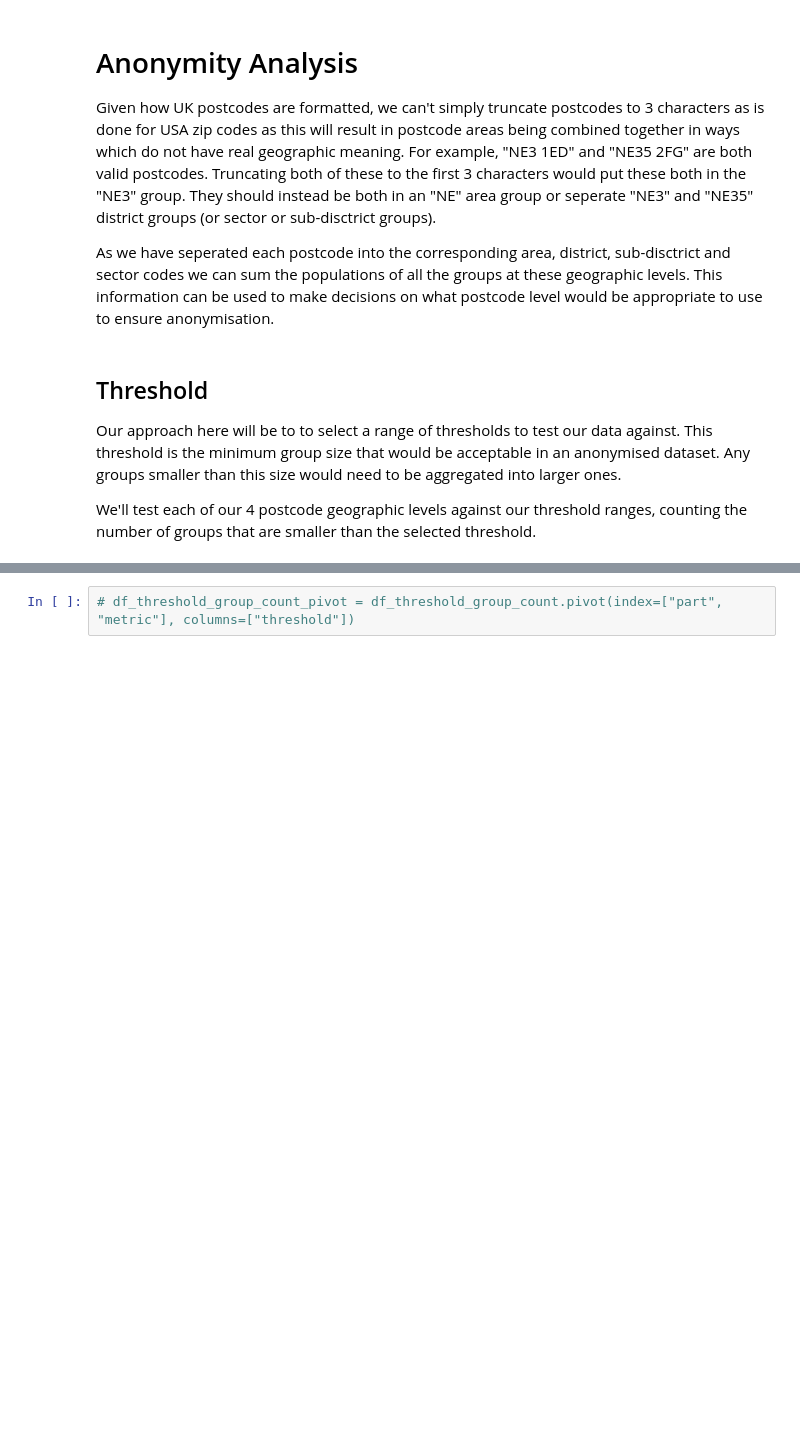
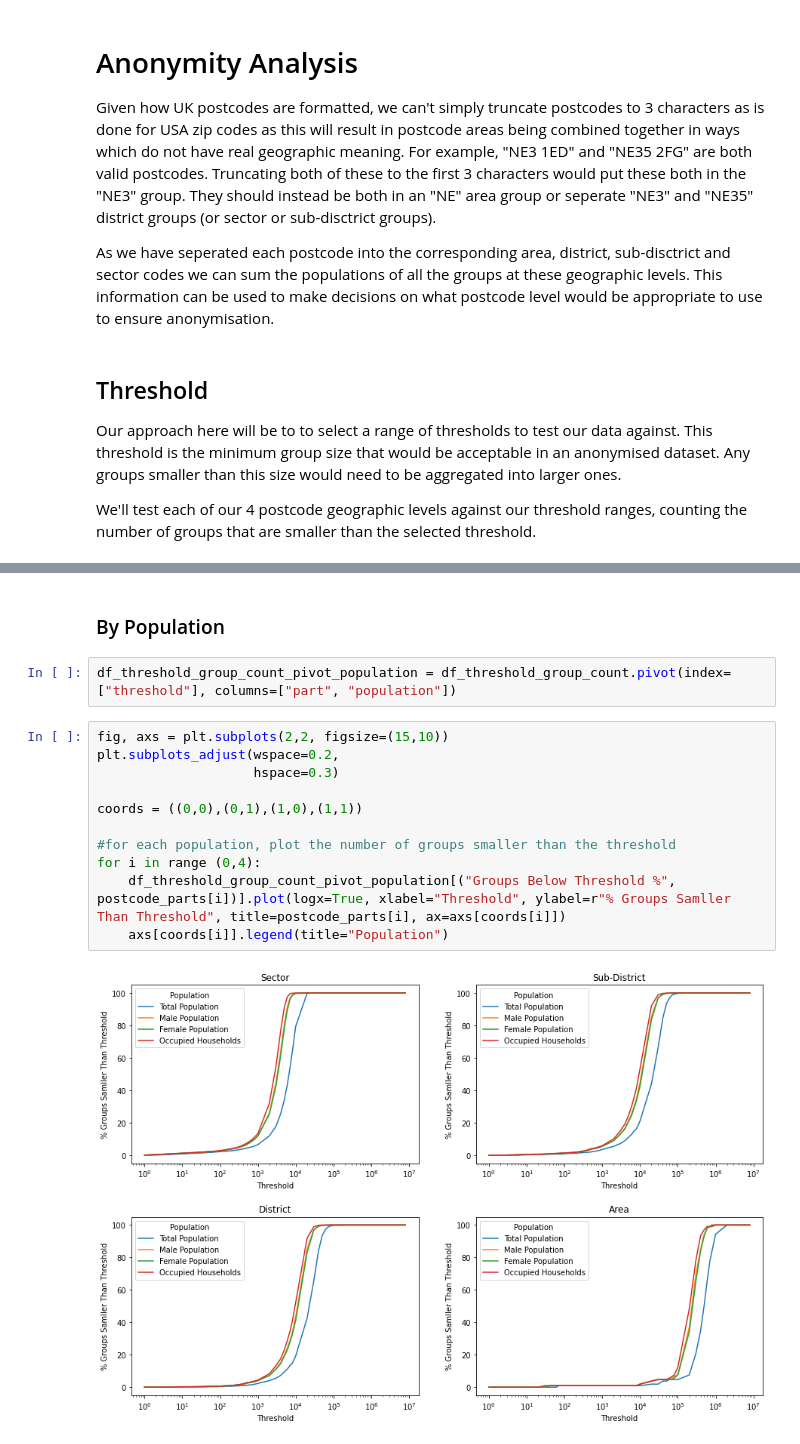
Before and after one commit to adhardy/mirador-task-sheet, a Jupyter notebook: postcode analysis/postcodes.ipynb, the cells around one changed output, grey strips where cells are left out. Saved outputs shown, nothing was run; the diff lists cells and outputs as text; blank space fills up the shorter version.

```diff
--- a/postcode analysis/postcodes.ipynb
+++ b/postcode analysis/postcodes.ipynb
@@ -214,2 +231,17 @@ for i in range (0,4):
+# %% [markdown]
+### By Population
 # %%
-# df_threshold_group_count_pivot = df_threshold_group_count.pivot(index=["part", "metric"], columns=["threshold"])
+df_threshold_group_count_pivot_population = df_threshold_group_count.pivot(index=["threshold"], columns=["part", "population"])
+# %%
+fig, axs = plt.subplots(2,2, figsize=(15,10))
+plt.subplots_adjust(wspace=0.2,
+                    hspace=0.3)
+
+coords = ((0,0),(0,1),(1,0),(1,1))
+
+#for each population, plot the number of groups smaller than the threshold
+for i in range (0,4):
+    df_threshold_group_count_pivot_population[("Groups Below Threshold %", postcode_parts[i])].plot(logx=True, xlabel="Threshold", ylabel=r"% Groups Samller Than Threshold", title=postcode_parts[i], ax=axs[coords[i]])
+    axs[coords[i]].legend(title="Population")
+# %% [output]
+[figure, added]
```
Also changed, not shown: parts of 6 cells of this notebook.
